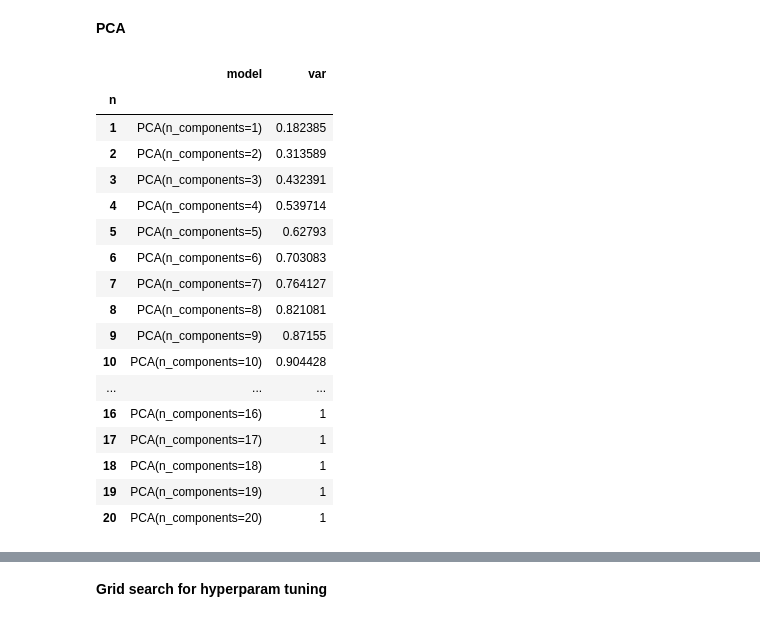
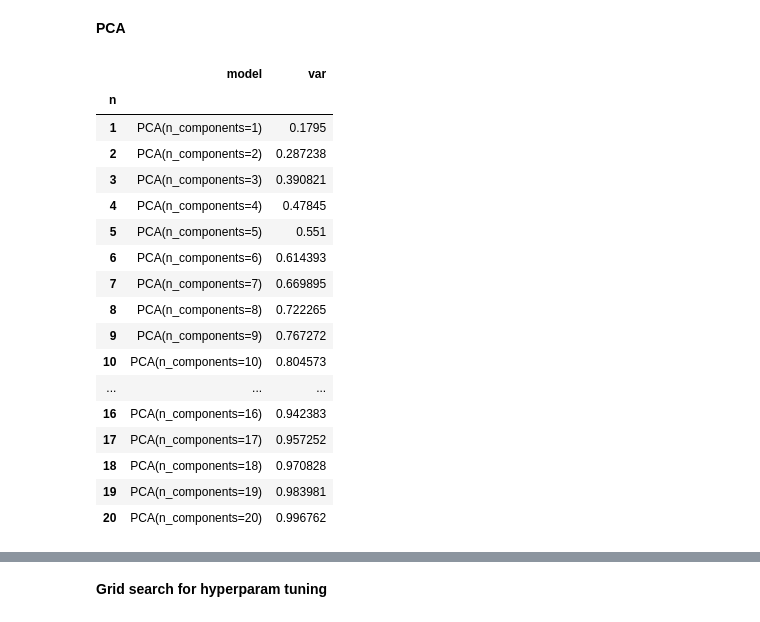
Before and after one commit to andnic51294/Diabetes_prediction, a Jupyter notebook: SVM_model.ipynb, the cells around one changed output, grey strips where cells are left out. Cells and saved outputs as stored; diff of their text form; code cells hidden in the pictures.

```diff
--- a/SVM_model.ipynb
+++ b/SVM_model.ipynb
@@ -40,6 +25,0 @@ plt.show()
-# %%
-from scipy import stats
-# compute the Z-score for each entry from every feature and remove the datapoint if it is not within 3 std from the mean
-X = data[(np.abs(stats.zscore(data)) < 3).all(axis=1)]
-Y = X.pop('Diabetes_012')
-print(X.shape)
@@ -56,0 +26,7 @@ print(set(X.BMI.values))
+# %%
+X_train, X_test, Y_train, Y_test = train_test_split( X, Y, test_size=0.2, random_state=20)
+
+print(X_train.shape)
+print(Y_train.shape)
+print(X_test.shape)
+print(Y_test.shape)
@@ -73,11 +85,14 @@ print(X.skew().sort_values(ascending=False))
 # %%
-#For left  skewed data apply x^3
-left_skew = X.skew().sort_values(ascending=False)
+log_columns = X_test.skew().sort_values(ascending=False)
+log_columns = log_columns.loc[log_columns>0.75]
+right_skewed = list(log_columns.index)
+for col in log_columns.index:
+    X_test[col] = np.log1p(X_test[col])
+
+left_skew = X_test.skew().sort_values(ascending=False)
 left_skew = left_skew.loc[left_skew<-0.75]
-#print(left_skew)
 for col in left_skew.index:
-    X[col] = X[col].pow(3)
+    X_test[col] = X_test[col].pow(3)
 
-#Data after adjusting the skewness
-print(X.skew().sort_values(ascending=False))
+print(X_test.skew().sort_values(ascending=False))
 # %% [output]
@@ -107,51 +118,55 @@ See the caveats in the documentation: https://pandas.pydata.org/pandas-docs/stab
 # %%
 from sklearn.preprocessing import MinMaxScaler
 mm_scaler = MinMaxScaler()
-for col in X.columns:
-    X[col] = mm_scaler.fit_transform(X[[col]])
+
+for col in X_train.columns:
+  X_train[col] = mm_scaler.fit_transform(X_train[[col]])
+
+for col in X_test.columns:
+  X_test[col] = mm_scaler.fit_transform(X_test[[col]])
 # %% [markdown]
 **PCA**
 # %%
 from sklearn.decomposition import PCA
 
 pca_list = list()
 feature_weight_list = list()
 
 for n in range(1,21):
     #create and fit the model
     PCAmod = PCA(n_components = n)
-    PCAmod.fit(X)
+    PCAmod.fit(X_train)
 
     #Store the model and variance
     pca_list.append(pd.Series({'n':n, 'model':PCAmod, 'var':PCAmod.explained_variance_ratio_.sum()}))
 
     #Calculate and store feature importances
     weights = PCAmod.explained_variance_ratio_.reshape(-1,1)/PCAmod.explained_variance_ratio_.sum() #add more weight to the most important PCs
     overall_contribution = np.abs(PCAmod.components_)*weights
     abs_feature_values = overall_contribution.sum(axis=0) # how every feature with their weightings comprise the PCs
-    feature_weight_list.append(pd.DataFrame({'n':n, 'features':X.columns, 'values':abs_feature_values/abs_feature_values.sum()}))
+    feature_weight_list.append(pd.DataFrame({'n':n, 'features':X_train.columns, 'values':abs_feature_values/abs_feature_values.sum()}))
 
 pca_df = pd.concat(pca_list, axis=1).T.set_index('n')
 pca_df
 # %% [output]
 |  | model | var |
 | n |  |  |
-| 1 | PCA(n_components=1) | 0.182385 |
-| 2 | PCA(n_components=2) | 0.313589 |
-| 3 | PCA(n_components=3) | 0.432391 |
-| 4 | PCA(n_components=4) | 0.539714 |
-| 5 | PCA(n_components=5) | 0.62793 |
-| 6 | PCA(n_components=6) | 0.703083 |
-| 7 | PCA(n_components=7) | 0.764127 |
-| 8 | PCA(n_components=8) | 0.821081 |
-| 9 | PCA(n_components=9) | 0.87155 |
-| 10 | PCA(n_components=10) | 0.904428 |
+| 1 | PCA(n_components=1) | 0.1795 |
+| 2 | PCA(n_components=2) | 0.287238 |
+| 3 | PCA(n_components=3) | 0.390821 |
+| 4 | PCA(n_components=4) | 0.47845 |
+| 5 | PCA(n_components=5) | 0.551 |
+| 6 | PCA(n_components=6) | 0.614393 |
+| 7 | PCA(n_components=7) | 0.669895 |
+| 8 | PCA(n_components=8) | 0.722265 |
+| 9 | PCA(n_components=9) | 0.767272 |
+| 10 | PCA(n_components=10) | 0.804573 |
 | ... | ... | ... |
-| 16 | PCA(n_components=16) | 1 |
-| 17 | PCA(n_components=17) | 1 |
-| 18 | PCA(n_components=18) | 1 |
-| 19 | PCA(n_components=19) | 1 |
-| 20 | PCA(n_components=20) | 1 |
+| 16 | PCA(n_components=16) | 0.942383 |
+| 17 | PCA(n_components=17) | 0.957252 |
+| 18 | PCA(n_components=18) | 0.970828 |
+| 19 | PCA(n_components=19) | 0.983981 |
+| 20 | PCA(n_components=20) | 0.996762 |
 # %%
 from sklearn.decomposition import PCA
 
```
Also changed, not shown: parts of 20 cells of this notebook.
